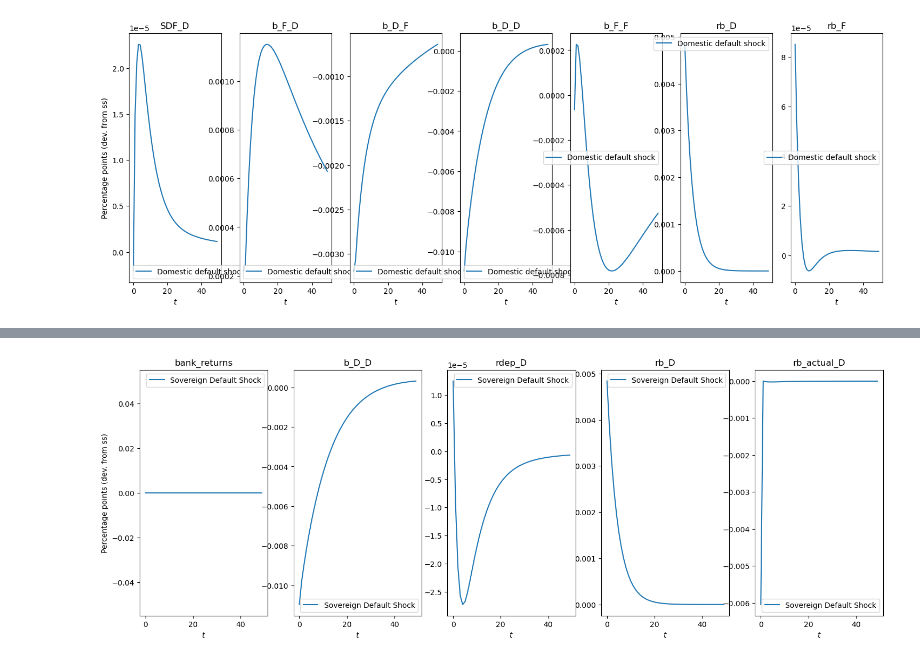
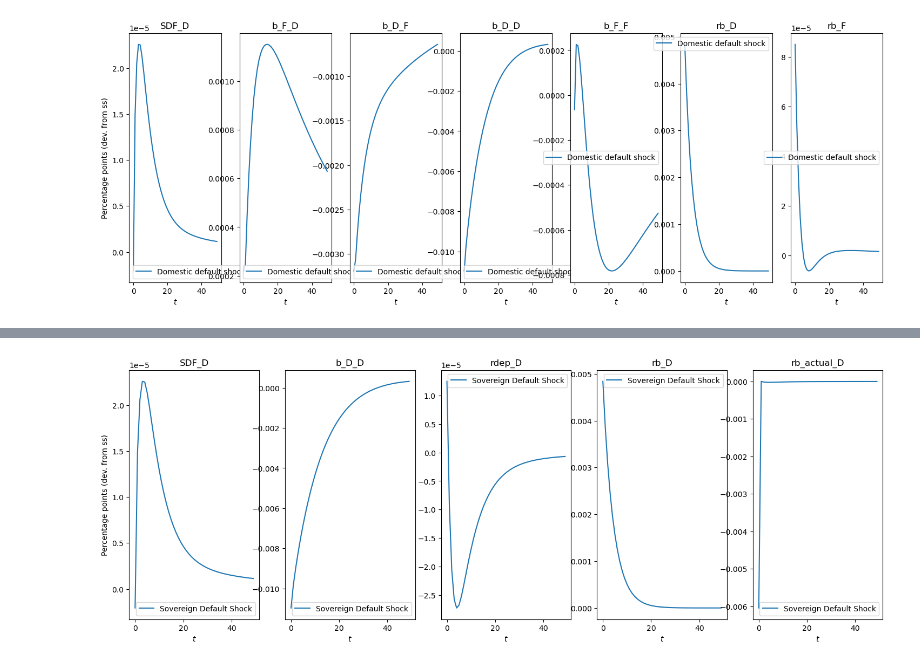
Before and after one commit to Daniel-Jensen/hh_2asset, a Jupyter notebook: model_v11.ipynb, the cells around one changed output, grey strips where cells are left out. Saved outputs shown, nothing was run; the diff lists cells and outputs as text; code cells hidden in the pictures.

```diff
--- a/model_v11.ipynb
+++ b/model_v11.ipynb
@@ -358,6 +360,7 @@ ha_full = sj.create_model([
     labor_D,
     pricing_D,
     wage_setting_D,
+    labor_market_D,
     taylor_rule_D,
     fisher_D,
     banker_div_res_D,
@@ -381,6 +384,7 @@ ha_full = sj.create_model([
     labor_F,
     pricing_F,
     wage_setting_F,
+    labor_market_F,
     taylor_rule_F,
     fisher_F,
     banker_div_res_F,
@@ -536,14 +540,14 @@ show_irfs([irfs_def_D], residuals, ['Default shock'])
 # %%
 # Variables requested:
-# 1. Discount factor (sdf_D)
+# 1. Discount factor (SDF_D)
 # 2. Debt holdings (b_D_D)
 # 3. rdep (rdep_D)
 # 4. rb (rb_D)
 # 5. rb_actual (rb_actual_D)
 
-requested_vars = ['bank_returns', 'b_D_D', 'rdep_D', 'rb_D', 'rb_actual_D']
+requested_vars = ['SDF_D', 'b_D_D', 'rdep_D', 'rb_D', 'rb_actual_D']
 
 # Assuming irfs_def_D and show_irfs are already defined in the notebook
 show_irfs([irfs_def_D], requested_vars, ['Sovereign Default Shock'], T_plot=50)
 # %% [output]
-[figure, old version]
+[figure, new version]
```
Also changed, not shown: parts of 3 cells of this notebook, 2 other files.
